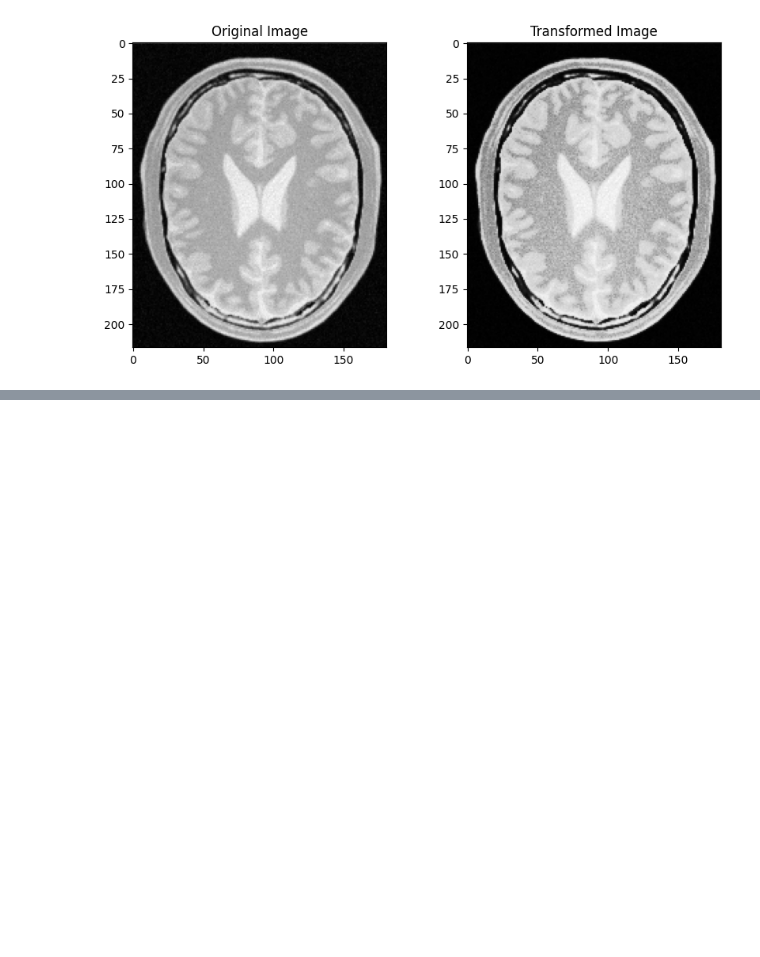
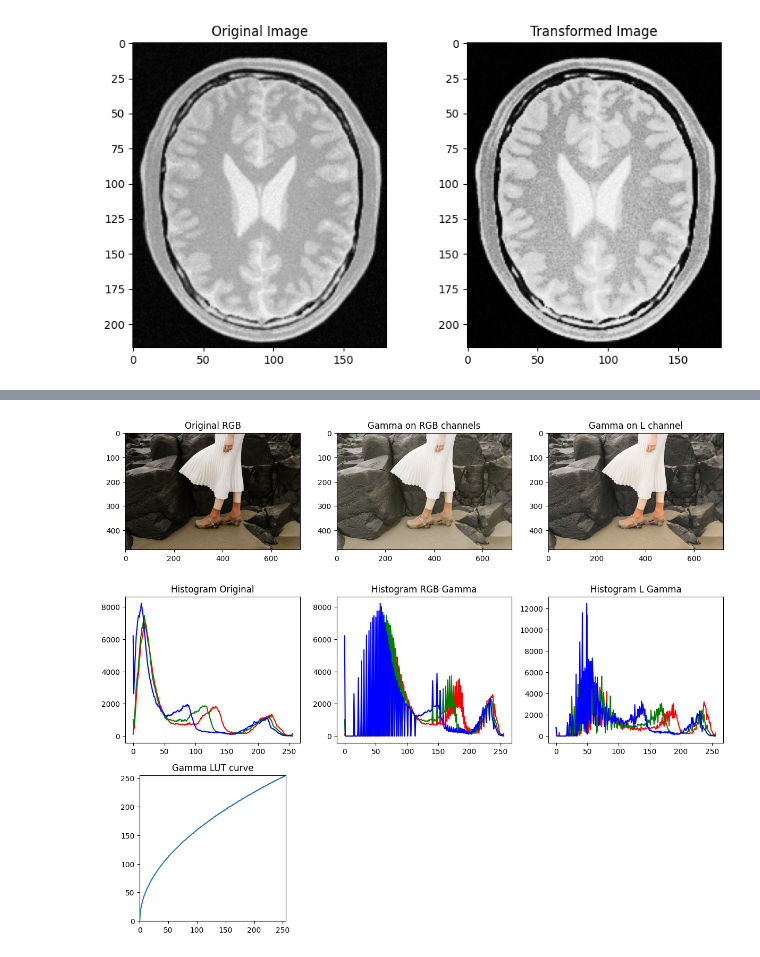
Before and after one commit to hpbowala/ComputerVisionAssignment, a Jupyter notebook: 249290X_ComputerVisionAssignment.ipynb, the cells around one changed output, grey strips where cells are left out. Saved outputs shown, nothing was run; the diff lists cells and outputs as text; code cells hidden in the pictures; blank space fills up the shorter version.

```diff
--- a/249290X_ComputerVisionAssignment.ipynb
+++ b/249290X_ComputerVisionAssignment.ipynb
@@ -119,0 +169,61 @@ plt.show()
+# %%
+q3_img_rgb = cv.cvtColor(q3_img, cv.COLOR_BGR2RGB)
+
+# --- Gamma correction in RGB space (your original way) ---
+img_gamma_rgb = cv.LUT(q3_img, table)
+img_gamma_rgb = cv.cvtColor(img_gamma_rgb, cv.COLOR_BGR2RGB)
+
+# --- Gamma correction in LAB space (only L channel) ---
+lab = cv.cvtColor(q3_img, cv.COLOR_BGR2LAB)
+L, a, b = cv.split(lab)
+
+# apply gamma correction only to L channel
+l_gamma = cv.LUT(L, table)
+
+lab_gamma = cv.merge([l_gamma, a, b])
+img_gamma_lab = cv.cvtColor(lab_gamma, cv.COLOR_LAB2RGB)
+
+# --- Plot results ---
+f, axarr = plt.subplots(3,3, figsize=(12,10))
+
+# Original
+axarr[0,0].imshow(q3_img_rgb)
+axarr[0,0].set_title("Original RGB")
+
+# Gamma (RGB space)
+axarr[0,1].imshow(img_gamma_rgb)
+axarr[0,1].set_title("Gamma on RGB channels")
+
+# Gamma (LAB space, L only)
+axarr[0,2].imshow(img_gamma_lab)
+axarr[0,2].set_title("Gamma on L channel")
+
+# Histograms
+color = ('r','g','b')
+for i, c in enumerate(color):
+    hist_orig = cv.calcHist([q3_img_rgb],[i],None,[256],[0,256])
+    axarr[1,0].plot(hist_orig, color=c)
+    hist_rgb = cv.calcHist([img_gamma_rgb],[i],None,[256],[0,256])
+    axarr[1,1].plot(hist_rgb, color=c)
+    hist_lab = cv.calcHist([img_gamma_lab],[i],None,[256],[0,256])
+    axarr[1,2].plot(hist_lab, color=c)
+
+axarr[1,0].set_title("Histogram Original")
+axarr[1,1].set_title("Histogram RGB Gamma")
+axarr[1,2].set_title("Histogram L Gamma")
+
+# LUT mapping curve
+axarr[2,0].plot(table)
+axarr[2,0].set_xlim(0,255)
+axarr[2,0].set_ylim(0,255)
+axarr[2,0].set_aspect('equal')
+axarr[2,0].set_title("Gamma LUT curve")
+
+# Hide empty subplots
+axarr[2,1].axis('off')
+axarr[2,2].axis('off')
+
+plt.tight_layout()
+plt.show()
+# %% [output]
+[figure, added]
```
Also changed, not shown: parts of 3 cells of this notebook.
